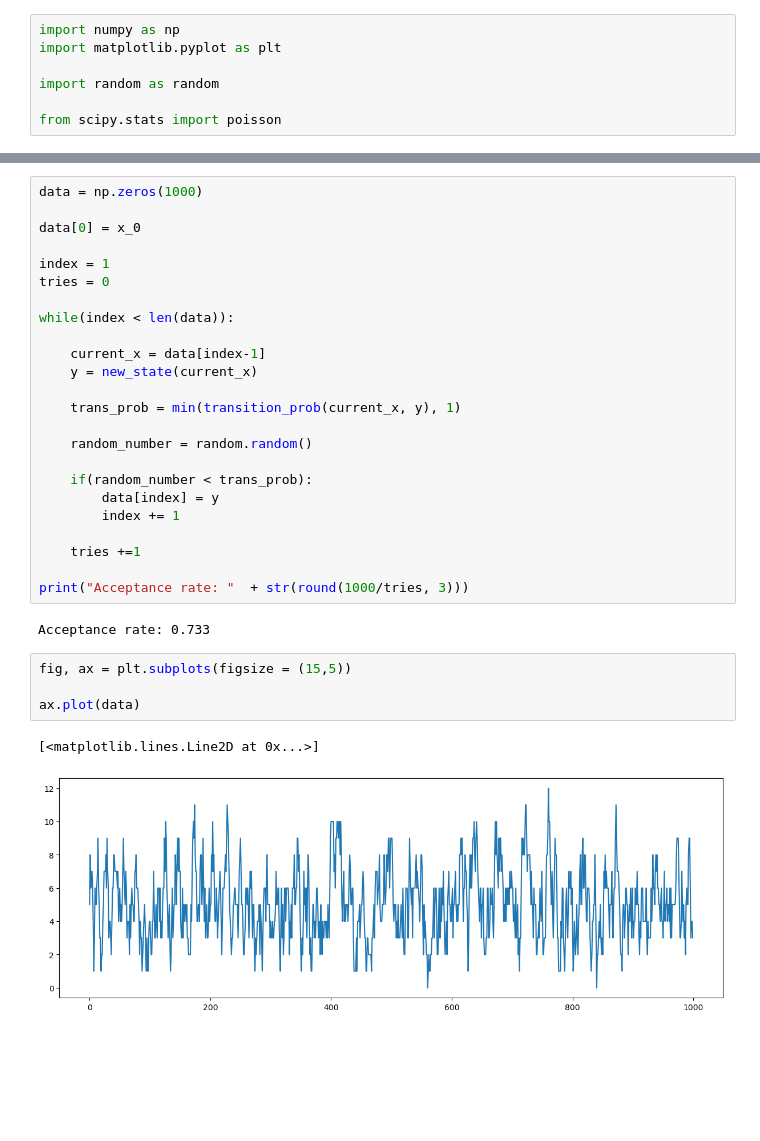
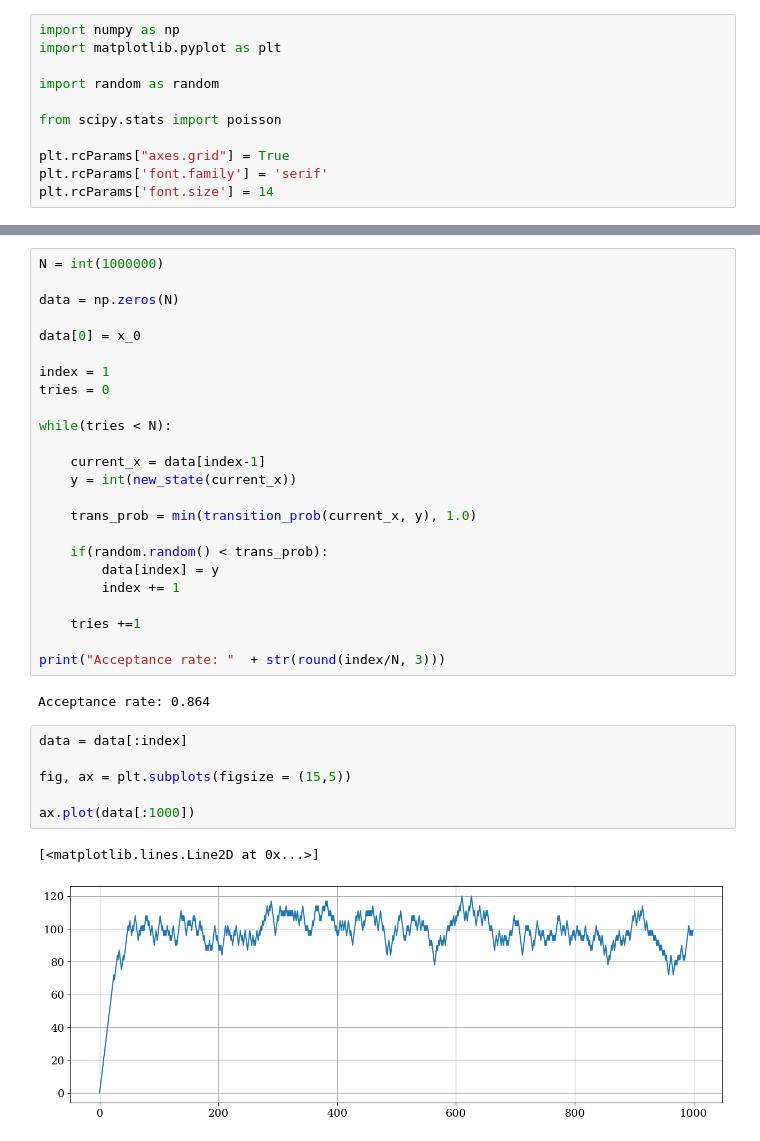
Before and after one commit to Shellf1sh/MolecularSimulation, a Jupyter notebook: problemSet8/example.ipynb, the cells around one changed output, grey strips where cells are left out. Cells and saved outputs as stored; diff of their text form; blank space fills up the shorter version.

```diff
--- a/problemSet8/example.ipynb
+++ b/problemSet8/example.ipynb
@@ -5,4 +5,8 @@ import matplotlib.pyplot as plt
 import random as random
 
 from scipy.stats import poisson
+
+plt.rcParams["axes.grid"] = True
+plt.rcParams['font.family'] = 'serif'
+plt.rcParams['font.size'] = 14
 # %%
@@ -26,33 +42,35 @@ def transition_prob(x_old, x_new):
 # %%
-data = np.zeros(1000)
+N = int(1000000)
+
+data = np.zeros(N)
 
 data[0] = x_0
 
 index = 1
 tries = 0
 
-while(index < len(data)):
+while(tries < N):
 
     current_x = data[index-1]
-    y = new_state(current_x)
+    y = int(new_state(current_x))
 
-    trans_prob = min(transition_prob(current_x, y), 1)
+    trans_prob = min(transition_prob(current_x, y), 1.0)
 
-    random_number = random.random()
-
-    if(random_number < trans_prob):
+    if(random.random() < trans_prob):
         data[index] = y
         index += 1
 
     tries +=1
 
-print("Acceptance rate: "  + str(round(1000/tries, 3)))
+print("Acceptance rate: "  + str(round(index/N, 3)))
 # %% [output]
-Acceptance rate: 0.733
+Acceptance rate: 0.864
 # %%
+data = data[:index]
+
 fig, ax = plt.subplots(figsize = (15,5))
 
-ax.plot(data)
+ax.plot(data[:1000])
 # %% [output]
 [<matplotlib.lines.Line2D at 0x...>]
-[figure, old version]
+[figure, new version]
```
Also changed, not shown: parts of 7 cells of this notebook.
